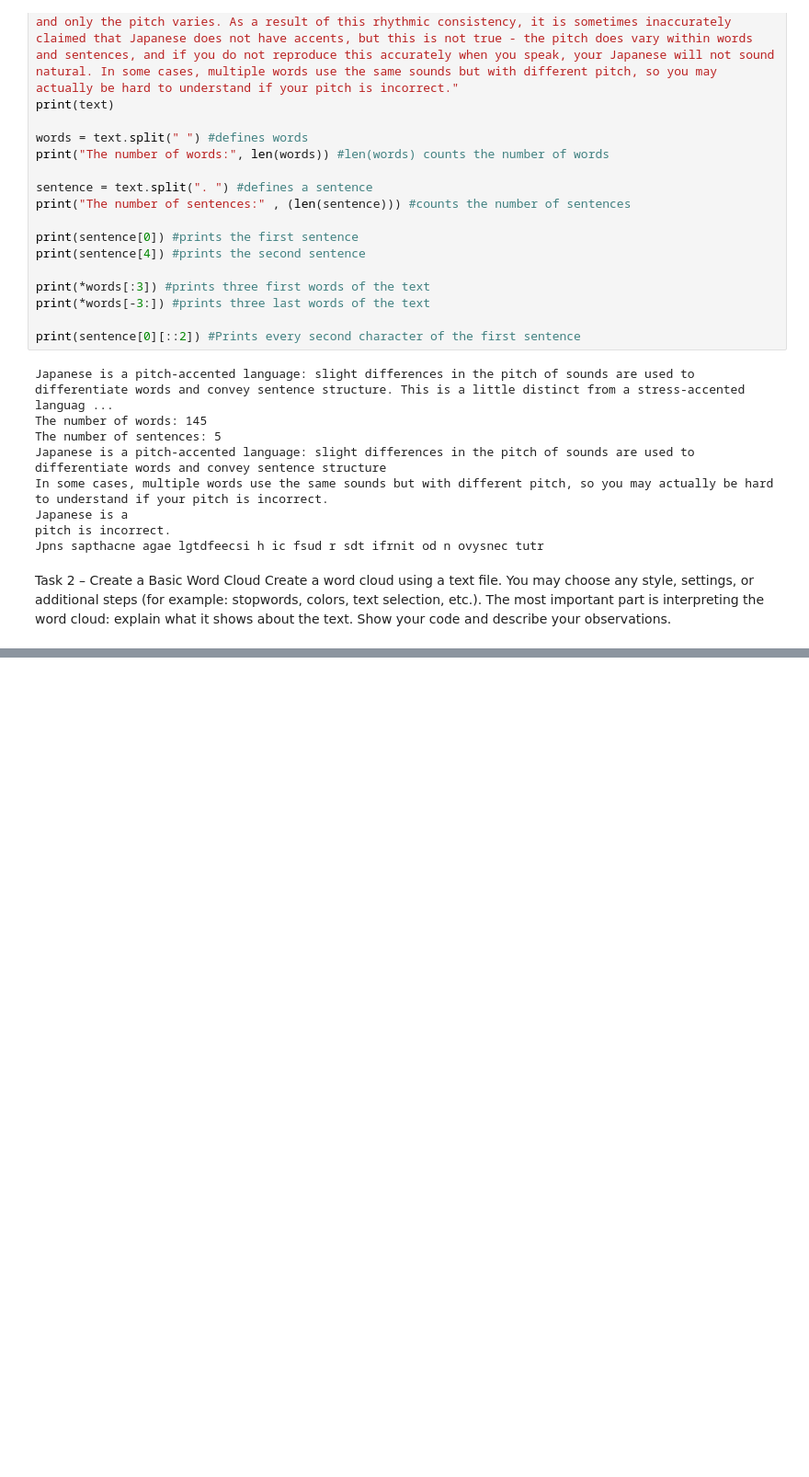
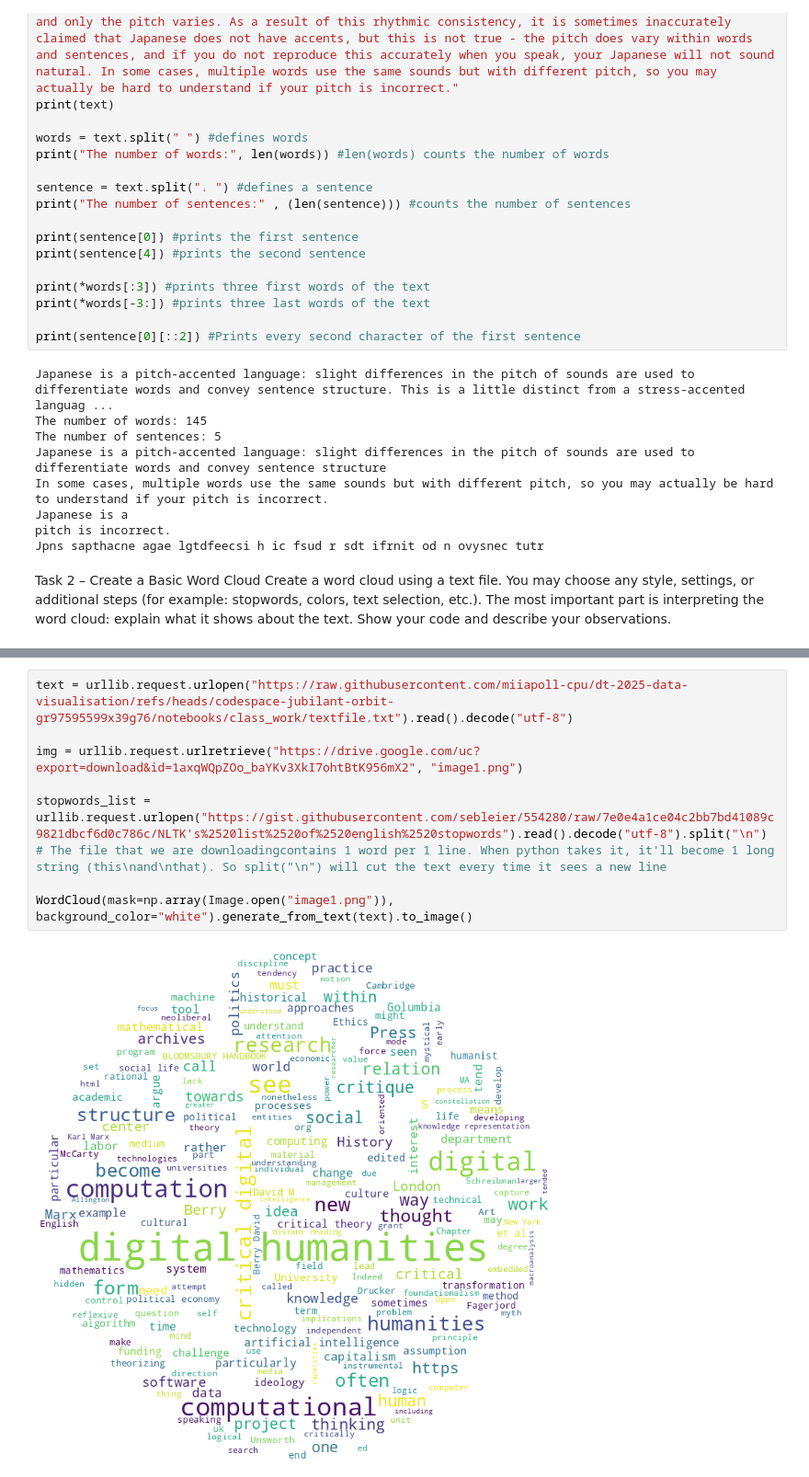
Before and after one commit to miiapoll-cpu/dt-2025-data-visualisation, a Jupyter notebook: notebooks/Assignment/homework11.ipynb, the cells around one changed output, grey strips where cells are left out. Shown at 92% size. Drawn from its saved outputs; the diff is of its cells as text; blank space fills up the shorter version.

```diff
--- a/notebooks/Assignment/homework11.ipynb
+++ b/notebooks/Assignment/homework11.ipynb
@@ -80,0 +65,11 @@ WordCloud(stopwords=["ja", "kui", "et", "ning", "või", "kuid", "on", "ta", "quo
+# %%
+text = urllib.request.urlopen("https://raw.githubusercontent.com/miiapoll-cpu/dt-2025-data-visualisation/refs/heads/codespace-jubilant-orbit-gr97595599x39g76/notebooks/class_work/textfile.txt").read().decode("utf-8")
+
+img = urllib.request.urlretrieve("https://drive.google.com/uc?export=download&id=1axqWQpZOo_baYKv3XkI7ohtBtK956mX2", "image1.png")
+
+stopwords_list = urllib.request.urlopen("https://gist.githubusercontent.com/sebleier/554280/raw/7e0e4a1ce04c2bb7bd41089c9821dbcf6d0c786c/NLTK's%2520list%2520of%2520english%2520stopwords").read().decode("utf-8").split("\n")
+# The file that we are downloadingcontains 1 word per 1 line. When python takes it, it'll become 1 long string (this\nand\nthat). So split("\n") will cut the text every time it sees a new line
+
+WordCloud(mask=np.array(Image.open("image1.png")), background_color="white").generate_from_text(text).to_image()
+# %% [output]
+[figure, added]
```
Also changed, not shown: parts of 5 cells of this notebook, 1 other file.
